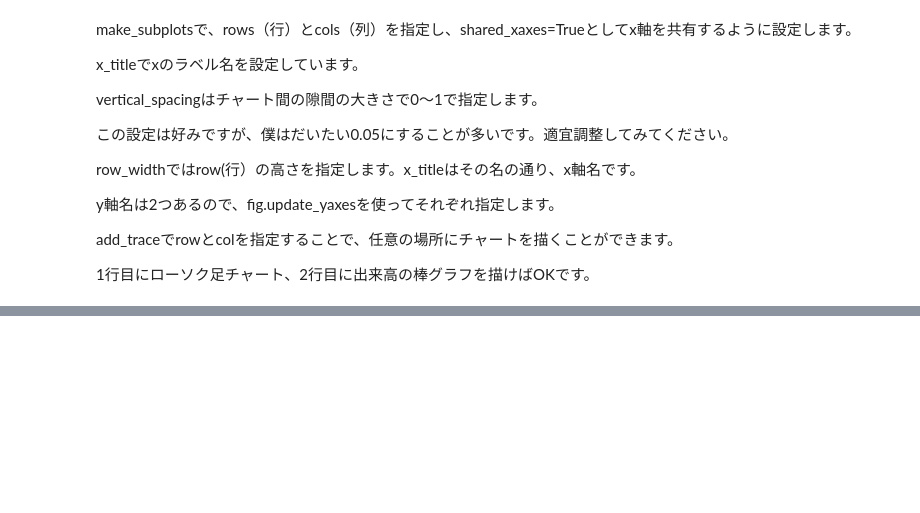
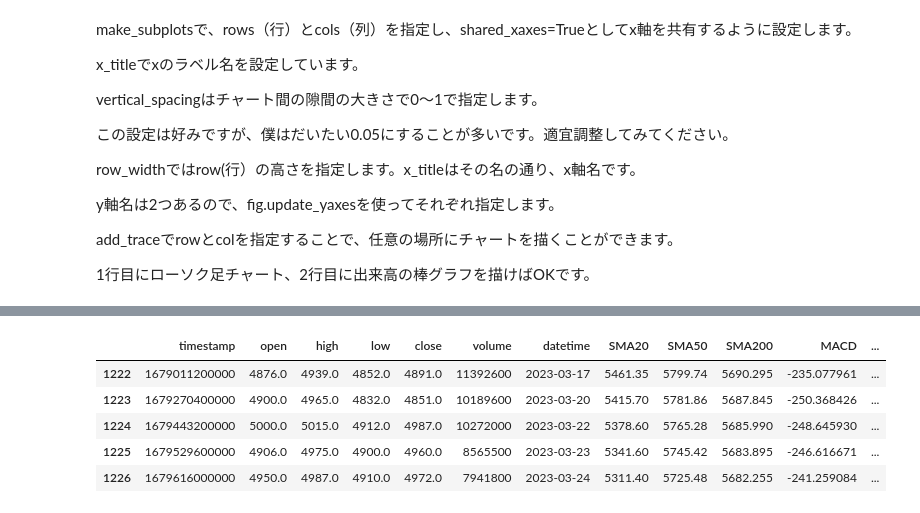
Before and after one commit to sakamototaisei/python_colab, a Jupyter notebook: ポートフォリオ機能株価テクニカル表示.ipynb, the cells around one changed output, grey strips where cells are left out. Saved outputs shown, nothing was run; the diff lists cells and outputs as text; code cells hidden in the pictures; blank space fills up the shorter version.

```diff
--- a/ポートフォリオ機能株価テクニカル表示.ipynb
+++ b/ポートフォリオ機能株価テクニカル表示.ipynb
@@ -208,0 +213,6 @@ fig.show()
+# %%
+# 移動平均線(SMA)を計算
+df['SMA20'] = df['close'].rolling(window=20).mean()
+df['SMA50'] = df['close'].rolling(window=50).mean()
+df['SMA200'] = df['close'].rolling(window=200).mean()
+df.tail()
@@ -208,0 +289,46 @@ fig.show()
+# %%
+def macd(df):
+    FastEMA_period = 12  # 短期EMAの期間
+    SlowEMA_period = 26  # 長期EMAの期間
+    SignalSMA_period = 9  # SMAを取る期間
+    df["MACD"] = df["close"].ewm(span=FastEMA_period).mean() - df["close"].ewm(span=SlowEMA_period).mean()
+    df["Signal"] = df["MACD"].rolling(SignalSMA_period).mean()
+    return df
+
+
+def rsi(df):
+    # 前日との差分を計算
+    df_diff = df["close"].diff(1)
+
+    # 計算用のDataFrameを定義
+    df_up, df_down = df_diff.copy(), df_diff.copy()
+
+    # df_upはマイナス値を0に変換
+    # df_downはプラス値を0に変換して正負反転
+    df_up[df_up < 0] = 0
+    df_down[df_down > 0] = 0
+    df_down = df_down * -1
+
+    # 期間14でそれぞれの平均を算出
+    df_up_sma14 = df_up.rolling(window=14, center=False).mean()
+    df_down_sma14 = df_down.rolling(window=14, center=False).mean()
+
+    # RSIを算出
+    df["RSI"] = 100.0 * (df_up_sma14 / (df_up_sma14 + df_down_sma14))
+
+    return df
+
+# MACDを計算する
+df = macd(df)
+
+# RSIを算出
+df = rsi(df)
+
+df.tail()
+# %% [output]
+|  | timestamp | open | high | low | close | volume | datetime | SMA20 | SMA50 | SMA200 | MACD | ... |
+| 1222 | 1679011200000 | 4876.0 | 4939.0 | 4852.0 | 4891.0 | 11392600 | 2023-03-17 | 5461.35 | 5799.74 | 5690.295 | -235.077961 | ... |
+| 1223 | 1679270400000 | 4900.0 | 4965.0 | 4832.0 | 4851.0 | 10189600 | 2023-03-20 | 5415.70 | 5781.86 | 5687.845 | -250.368426 | ... |
+| 1224 | 1679443200000 | 5000.0 | 5015.0 | 4912.0 | 4987.0 | 10272000 | 2023-03-22 | 5378.60 | 5765.28 | 5685.990 | -248.645930 | ... |
+| 1225 | 1679529600000 | 4906.0 | 4975.0 | 4900.0 | 4960.0 | 8565500 | 2023-03-23 | 5341.60 | 5745.42 | 5683.895 | -246.616671 | ... |
+| 1226 | 1679616000000 | 4950.0 | 4987.0 | 4910.0 | 4972.0 | 7941800 | 2023-03-24 | 5311.40 | 5725.48 | 5682.255 | -241.259084 | ... |
```
Also changed, not shown: parts of 17 cells of this notebook.
